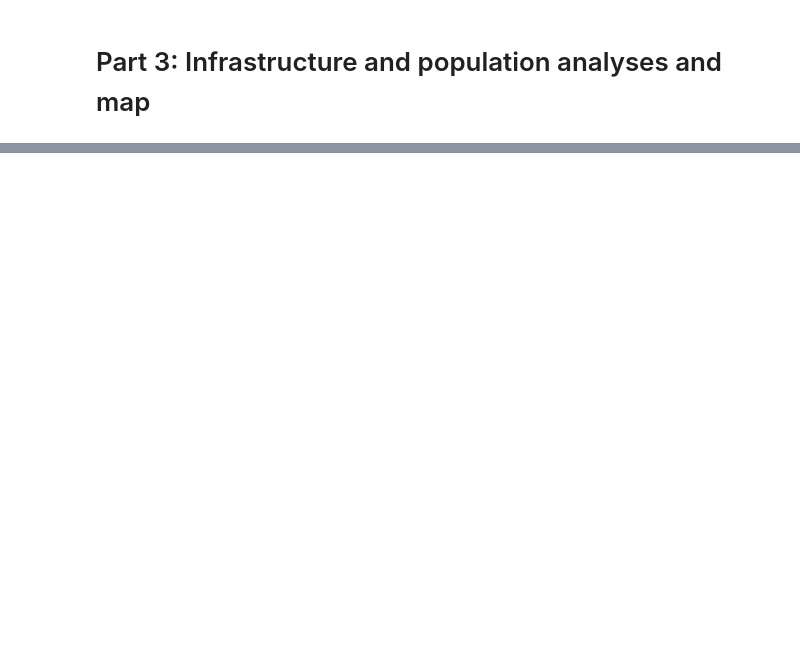
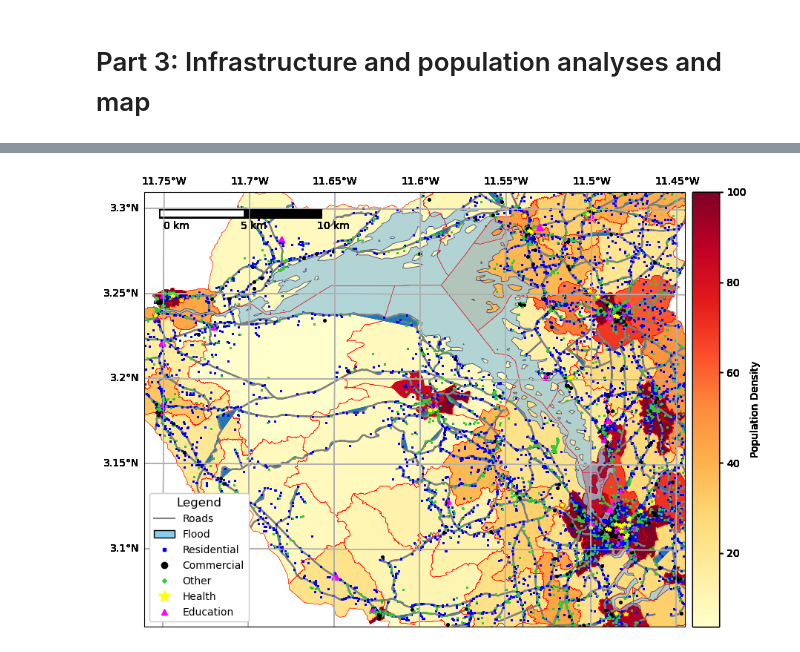
Before and after one commit to fd1807/EGM722_Project, a Jupyter notebook: Project_EGM722.ipynb, the cells around one changed output, grey strips where cells are left out. Drawn from its saved outputs; the diff is of its cells as text; code cells hidden in the pictures; blank space fills up the shorter version.

Commit message:
updated legend markers for second map

```diff
--- a/Project_EGM722.ipynb
+++ b/Project_EGM722.ipynb
@@ -173,11 +265,11 @@ myFig2, ax = plt.subplots(1, 1, figsize=(10, 10), subplot_kw=dict(projection=myC
 # %%
 #Add the flood and Fermanagh county outline and set the extent to the flood polygon
-flood_feature = ShapelyFeature(flood['geometry'], myCRS, edgecolor='k',facecolor='silver',alpha=0.5,linewidth=0.5)
+flood_feature = ShapelyFeature(flood['geometry'], myCRS, edgecolor='navy',facecolor='skyblue',alpha=0.5,linewidth=0.5)
 ax.add_feature(flood_feature)
 outline_feature = ShapelyFeature(outline['geometry'], myCRS, edgecolor='k', facecolor='w')
 xmin, ymin, xmax, ymax = flood.total_bounds
 ax.set_extent([xmin-1000, xmax+1000, ymin-1000, ymax+1000], crs=myCRS)
 # %%
 # Add the road shapefile to the map
-roads_feature = ShapelyFeature(roads['geometry'], myCRS, edgecolor='k', linewidth=1)
+roads_feature = ShapelyFeature(roads['geometry'], myCRS, edgecolor='gray', linewidth=1.5)
 ax.add_feature(roads_feature)
@@ -184,19 +278,20 @@ ax.add_feature(roads_feature)
 # %%
 # Add the building shapefile and creates a different label for each CLASSIFICA attribute. Add the different labels to the legend
+
 residential=buildings.loc[buildings['CLASSIFICA']=='Residential']
 residential_handle= ax.plot(residential.geometry.x, residential.geometry.y, 's', color='b', ms=1, transform=myCRS)
 
+other=buildings.loc[buildings['CLASSIFICA']=='Other']
+other_handle=ax.plot(other.geometry.x, other.geometry.y, 'D', color='limegreen', ms=1, transform=myCRS)
+
 commercial=buildings.loc[buildings['CLASSIFICA']=='Commercial']
-commercial_handle=ax.plot(commercial.geometry.x, commercial.geometry.y, 'o', color='darkviolet', ms=2, transform=myCRS)
+commercial_handle=ax.plot(commercial.geometry.x, commercial.geometry.y, 'o', color='k', ms=2, transform=myCRS)
 
 education=buildings.loc[buildings['CLASSIFICA']=='Education']
-education_handle=ax.plot(education.geometry.x, education.geometry.y, '^', color='g', ms=6, transform=myCRS)
+education_handle=ax.plot(education.geometry.x, education.geometry.y, '^', color='magenta', ms=2, transform=myCRS)
 
 health=buildings.loc[buildings['CLASSIFICA']=='Health']
-health_handle=ax.plot(health.geometry.x, health.geometry.y, '*', color='r', ms=6, transform=myCRS)
-
-other=buildings.loc[buildings['CLASSIFICA']=='Other']
-other_handle=ax.plot(other.geometry.x, other.geometry.y, 'h', color='limegreen', ms=1, transform=myCRS)
+health_handle=ax.plot(health.geometry.x, health.geometry.y, '*', color='yellow', ms=4, transform=myCRS)
 # %%
 #Add the population density, percentage of children and elderly and small_area shapefile to the map. Change which data is displayed  by removing and adding the #
 
@@ -218,25 +316,27 @@ myFig2
 # %%
 # Generate the legend label for the road and flood features
-roads_handle = [mlines.Line2D([], [], color='k')]
-flood_handle = generate_handles(['Flood'], ['navy'])
+roads_handle = [mlines.Line2D([], [], color='gray')]
+flood_handle = generate_handles(['Flood'], ['skyblue'])
 # %%
-#Add the legend, scale and gridlines to the map and print the map
+#Add the legend, scale and gridlines to the map. Remove # to print the map
 handles = roads_handle  + flood_handle + residential_handle + commercial_handle + other_handle + health_handle + education_handle # use '+' to concatenate (combine) lists
 labels = ['Roads'] + ['Flood'] + ['Residential'] + ['Commercial'] + ['Other'] + ['Health'] + ['Education']
 
 leg = ax.legend(handles, labels, title='Legend', title_fontsize=12,
-                 fontsize=10, loc='lower left',markerscale=4, frameon=True, framealpha=1)
+                 fontsize=10, loc='lower left', markerscale=3, frameon=True, framealpha=1)
 
 
 gridlines = ax.gridlines(draw_labels=True, alpha=1, edgecolor='k')
 
 gridlines.right_labels = False
 gridlines.bottom_labels = False
 
 scale_bar(ax)
 myFig2
 
 #myFig2.savefig('infrastructure_population.png')
+# %% [output]
+[figure, added]
 # %%
 #Subset the different features using the flood polygon
 build_flooded = flooded(buildings)
```
Also changed, not shown: parts of 18 cells of this notebook.
